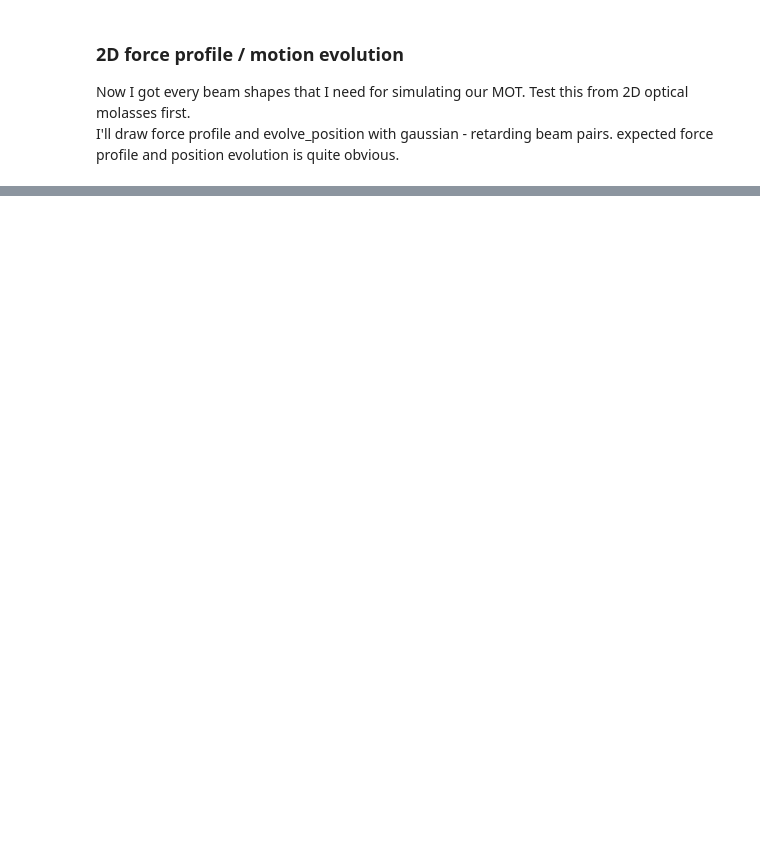
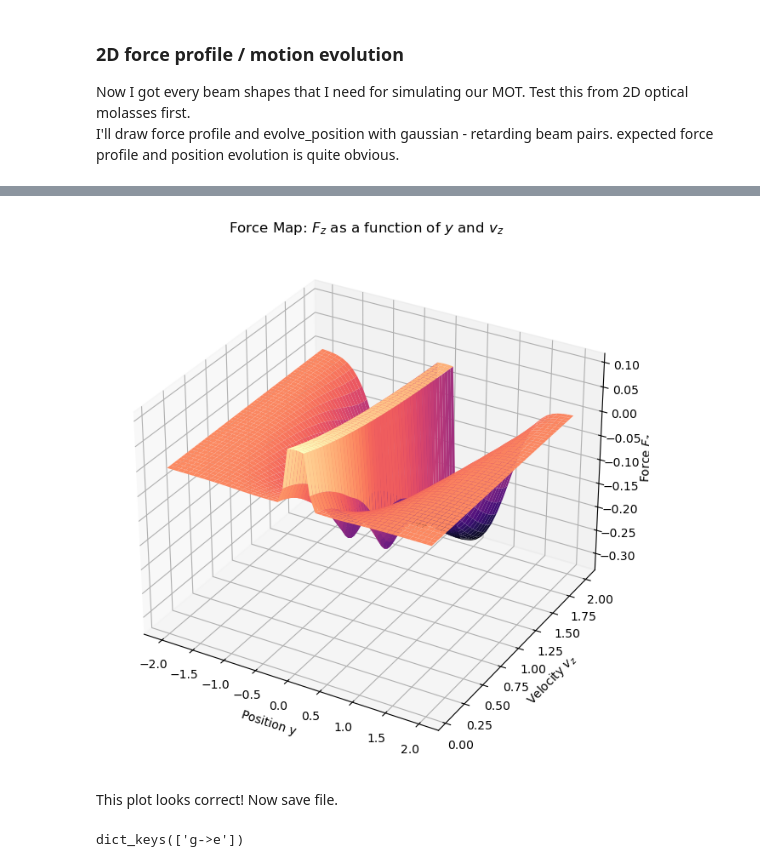
Before and after one commit to 5ikKwon/MOTSimulation, a Jupyter notebook: 2DMOT_test.ipynb, the cells around one changed output, grey strips where cells are left out. Saved outputs shown, nothing was run; the diff lists cells and outputs as text; code cells hidden in the pictures; blank space fills up the shorter version.

```diff
--- a/2DMOT_test.ipynb
+++ b/2DMOT_test.ipynb
@@ -169,2 +179,44 @@ obe.generate_force_profile(
 # %%
-print(obe.profile.shape)
+Fz_map = obe.profile['yz_plane_force'].F[2]
+
+fig = plt.figure(figsize=(10, 8))
+ax = fig.add_subplot(111, projection='3d')
+
+surf = ax.plot_surface(Y, Vz, Fz_map, cmap='magma')
+
+ax.set_xlabel('Position y')
+ax.set_ylabel('Velocity $v_z$')
+ax.set_zlabel('Force $F_z$')
+plt.title('Force Map: $F_z$ as a function of $y$ and $v_z$')
+plt.show()
+# %% [output]
+[figure, added]
+# %% [markdown]
+This plot looks correct! Now save file.
+# %%
+import h5py
+import datetime
+
+now = datetime.datetime.now()
+formatted_now = now.strftime("%m-%d %H:%M")
+file_name = formatted_now + "force profile test"
+# profile attributes:
+#   R : array_like, shape(3, ...)
+#   V : array_like, shape(3, ...)
+#   F : array_like, shape(3, ...)
+#   f_mag : array_like, shape(3, ...) / Magnetic force at position R and velocity V
+#   f : dictionary of array_like / The forces due to each laser.
+#   fq : dictionary of array_like / The force due to each laser and its q component.
+#   Neq : array_like / Equilibrium population found
+print((obe.profile['yz_plane_force'].fq.keys()))
+with h5py.File(file_name + '.hdf5', 'w') as f:
+    profile = f.create_group('profile')
+    profile.create_dataset('R',data=obe.profile['yz_plane_force'].R)
+    profile.create_dataset('V',data=obe.profile['yz_plane_force'].V)
+    profile.create_dataset('F',data=obe.profile['yz_plane_force'].F)
+    profile.create_dataset('f_mag',data=obe.profile['yz_plane_force'].f_mag)
+    # profile.create_dataset('f', data=obe.profile['yz_plane_force'].f)
+    # profile.create_dataset('fq', data=obe.profile['yz_plane_force'].fq)
+    # profile.create_dataset('Neq', data=obe.profile['yz_plane_force'].Neq)
+# %% [output]
+dict_keys(['g->e'])
```
Also changed, not shown: parts of 4 cells of this notebook, 2 other files.
